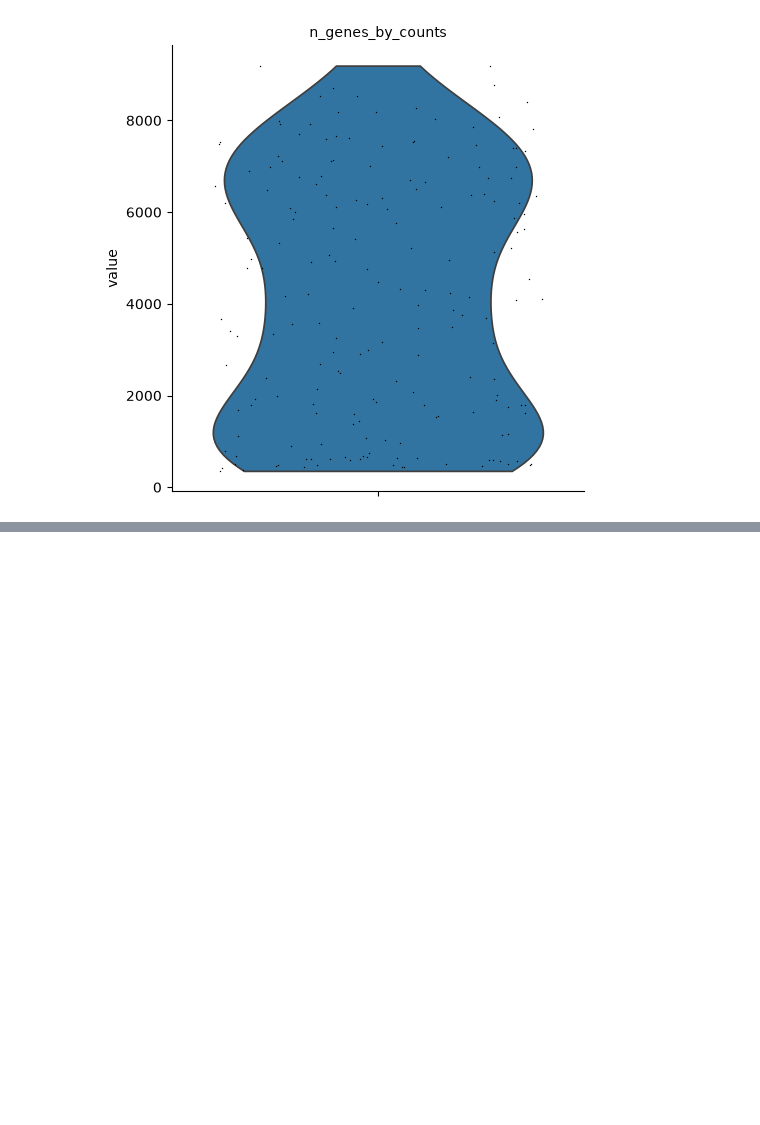
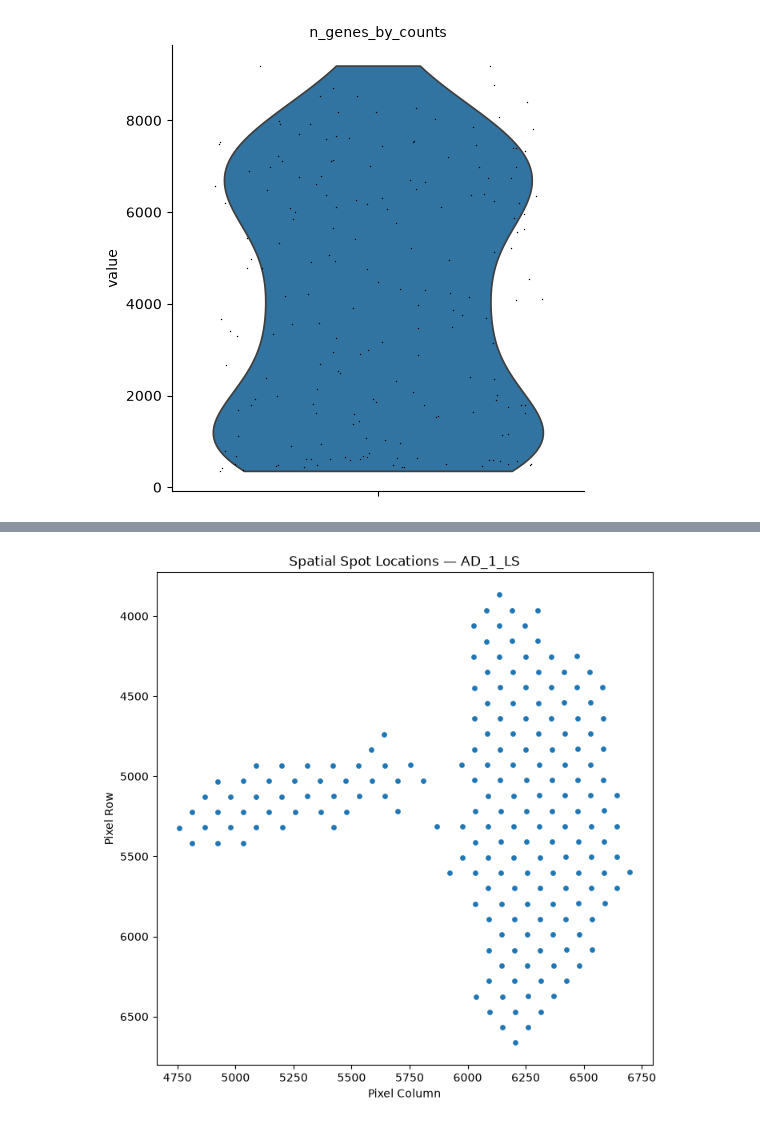
Before and after one commit to manya0306/spatial-tissue-profiling, a Jupyter notebook: notebooks/01_dataset_exploration.ipynb, the cells around one changed output, grey strips where cells are left out. Saved outputs shown, nothing was run; the diff lists cells and outputs as text; code cells hidden in the pictures; blank space fills up the shorter version.

Commit message:
Add spatial gene expression visualizations

```diff
--- a/notebooks/01_dataset_exploration.ipynb
+++ b/notebooks/01_dataset_exploration.ipynb
@@ -82,3 +82,14 @@ sc.pl.violin(
 )
 # %% [output]
 [figure]
+# %%
+import pandas as pd
+
+positions_path = sample_path / "spatial/tissue_positions_list.csv"
+
+positions = pd.read_csv(
+    positions_path,
+    header=None
+)
+
+positions.head()
@@ -84,0 +143,16 @@ sc.pl.violin(
+# %%
+plt.figure(figsize=(8, 8))
+
+plt.scatter(
+    adata.obs["pixel_col"],
+    adata.obs["pixel_row"],
+    s=15
+)
+
+plt.gca().invert_yaxis()
+plt.xlabel("Pixel Column")
+plt.ylabel("Pixel Row")
+plt.title("Spatial Spot Locations — AD_1_LS")
+plt.show()
+# %% [output]
+[figure, added]
```
Also changed, not shown: parts of 15 cells of this notebook, 3 other files.
